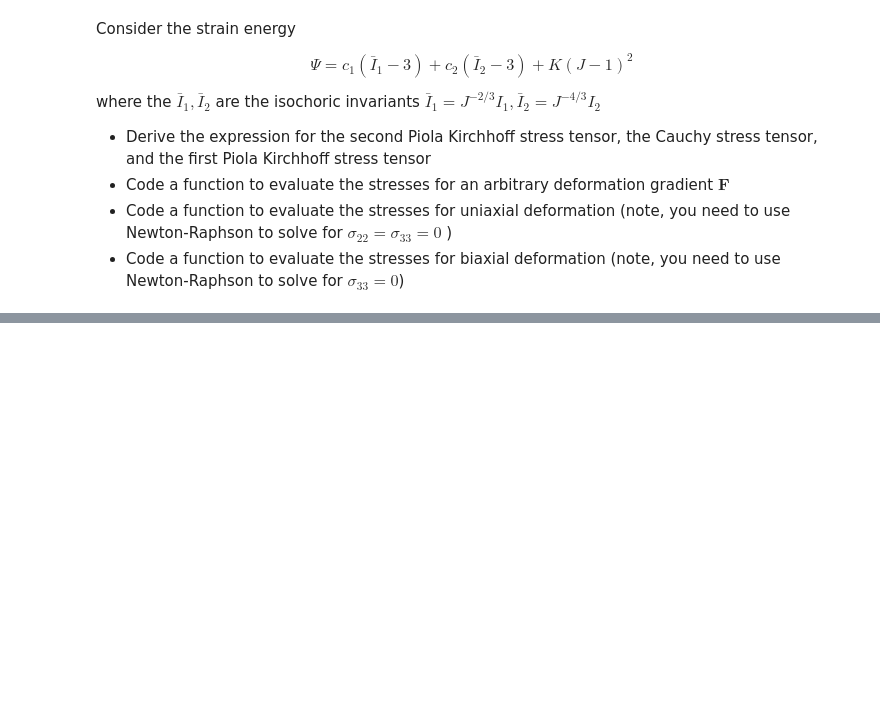
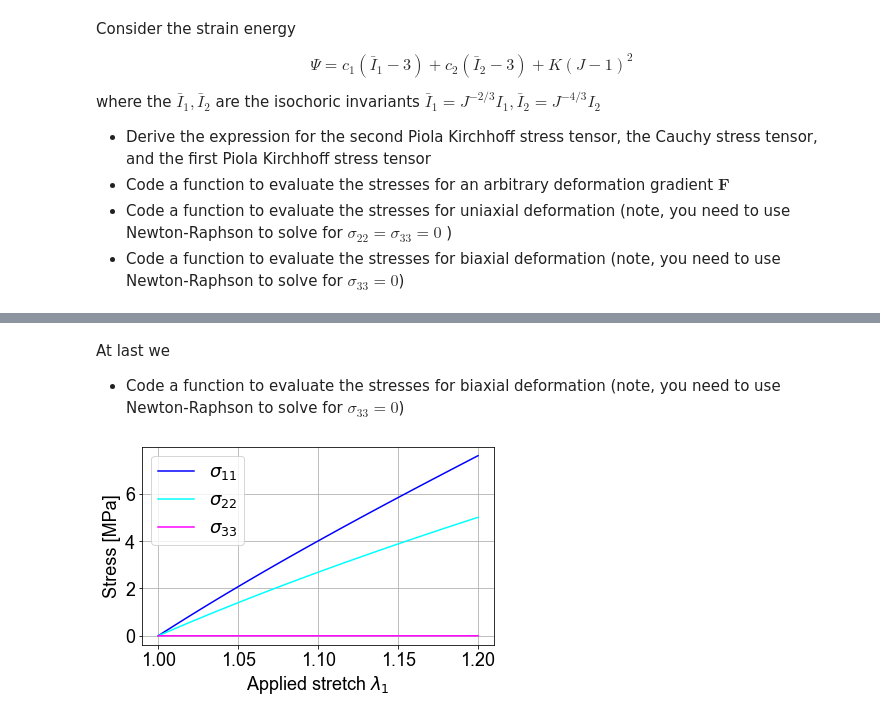
Before and after one commit to abuganza/NonlinearFEA, a Jupyter notebook: JupyterNotebooks/Hyperelasticity_solution.ipynb, the cells around one changed output, grey strips where cells are left out. Saved outputs shown, nothing was run; the diff lists cells and outputs as text; code cells hidden in the pictures; blank space fills up the shorter version.

```diff
--- a/JupyterNotebooks/Hyperelasticity_solution.ipynb
+++ b/JupyterNotebooks/Hyperelasticity_solution.ipynb
@@ -533,0 +728,37 @@ where the $\bar{I}_1,\bar{I}_2$ are the isochoric invariants $\bar{I}_1 = J^{-2/
+# %% [markdown]
+At last we
+* Code a function to evaluate the stresses for biaxial deformation (note, you need to use Newton-Raphson to solve for $\sigma_{33}=0$)
+# %%
+# Let's evaluate the biaxial deformation, make sure it works
+n_lam = 50
+# just some biaxial deformation
+lam1_vec = np.linspace(1,1.2,n_lam)
+lam2_vec = np.linspace(1,1.1,n_lam)
+# material parameters
+mat_param = [1.,2.,10.] #MPa
+# empty arrays for sigma stress and lam3
+sigma_vec = np.zeros((n_lam,3)) #only two components to keep track of, but saving sigma_33 too just to check
+lam3_vec = np.zeros((n_lam))
+for i in range(n_lam):
+    lam1 = lam1_vec[i]
+    lam2 = lam2_vec[i]
+    sigma,lam3 =  evalsigma_biaxial_MooneyRivlin(lam1,lam2,mat_param)
+    sigma_vec[i,0] = sigma[0,0]
+    sigma_vec[i,1] = sigma[1,1]
+    sigma_vec[i,2] = sigma[2,2]
+    lam3_vec[i] = lam3
+# %%
+# plot stresses as a function of lambda 1
+font = {'family' : 'Arial',
+        'size'   : 18}
+matplotlib.rc('font', **font)
+plt.plot(lam1_vec,sigma_vec[:,0],label=r'$\sigma_{11}$',color=[0,0,1])
+plt.plot(lam1_vec,sigma_vec[:,1],label=r'$\sigma_{22}$',color=[0,1,1])
+plt.plot(lam1_vec,sigma_vec[:,2],label=r'$\sigma_{33}$',color=[1,0,1])
+plt.legend(loc=2)
+plt.xlabel(r'Applied stretch $\lambda_1$')
+plt.ylabel('Stress [MPa]')
+plt.grid()
+plt.tight_layout()
+# %% [output]
+[figure, added]
```
Also changed, not shown: parts of 4 cells of this notebook.
